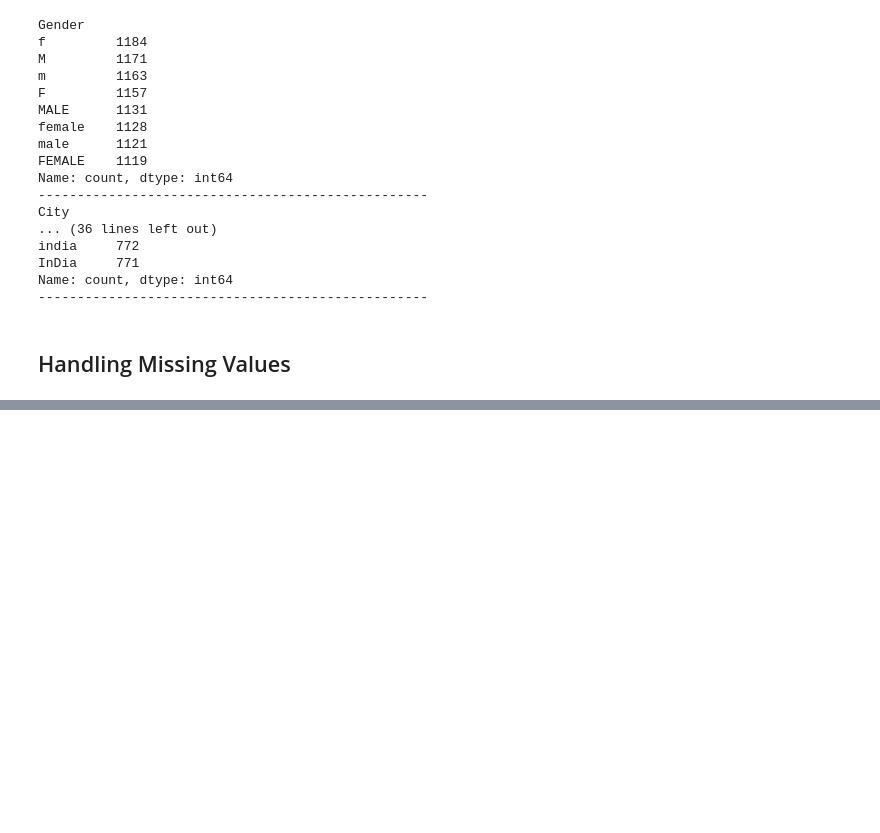
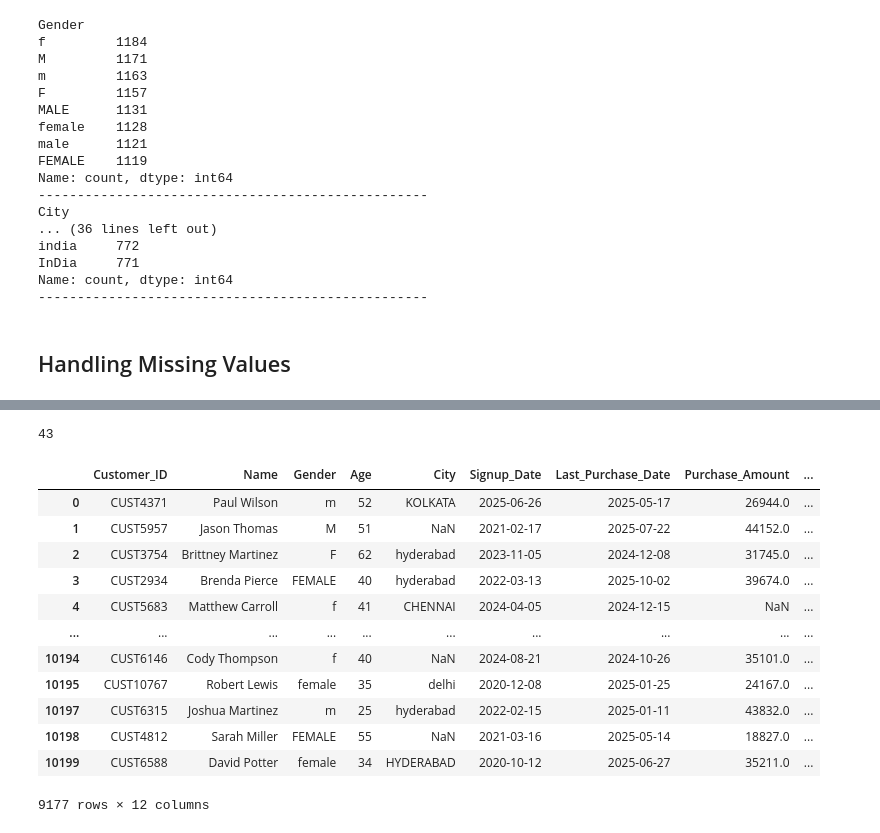
Before and after one commit to najeemp099/Machine-Learning-, a Jupyter notebook: data_cleaning.ipynb, the cells around one changed output, grey strips where cells are left out. Cells and saved outputs as stored; diff of their text form; code cells hidden in the pictures; blank space fills up the shorter version.

```diff
--- a/data_cleaning.ipynb
+++ b/data_cleaning.ipynb
@@ -125,10 +119,0 @@ Length: 109, dtype: str
-# %%
-import re
-def extract_age(age):
-    age_num = re.findall(r'\d+',str(age))
-    if len(age_num) > 0:
-        return age_num[0]
-    else :
-        return age
-
-df['Age'] = df['Age'].apply(lambda x : extract_age(x))
@@ -164,0 +136,11 @@ Name: Age, Length: 9120, dtype: str
+# %%
+import re
+
+def extract_age(age):
+    age_num = re.findall('[0-9]+',str(age))
+    if len(age_num) > 0 :
+        return age_num[0]
+    else:
+        return age
+
+df['Age'] = df['Age'].apply(lambda x : extract_age(x))
@@ -164,0 +162,23 @@ Name: Age, Length: 9120, dtype: str
+# %%
+df_age = df[df['Age'] != 'nan years']['Age']
+# %%
+age_median = int(df_age.dropna().astype(int).median())
+age_median
+# %% [output]
+43
+# %%
+df.replace('nan years',age_median,inplace=True)
+# %% [output]
+|  | Customer_ID | Name | Gender | Age | City | Signup_Date | Last_Purchase_Date | Purchase_Amount | ... |
+| 0 | CUST4371 | Paul Wilson | m | 52 | KOLKATA | 2025-06-26 | 2025-05-17 | 26944.0 | ... |
+| 1 | CUST5957 | Jason Thomas | M | 51 | NaN | 2021-02-17 | 2025-07-22 | 44152.0 | ... |
+| 2 | CUST3754 | Brittney Martinez | F | 62 | hyderabad | 2023-11-05 | 2024-12-08 | 31745.0 | ... |
+| 3 | CUST2934 | Brenda Pierce | FEMALE | 40 | hyderabad | 2022-03-13 | 2025-10-02 | 39674.0 | ... |
+| 4 | CUST5683 | Matthew Carroll | f | 41 | CHENNAI | 2024-04-05 | 2024-12-15 | NaN | ... |
+| ... | ... | ... | ... | ... | ... | ... | ... | ... | ... |
+| 10194 | CUST6146 | Cody Thompson | f | 40 | NaN | 2024-08-21 | 2024-10-26 | 35101.0 | ... |
+| 10195 | CUST10767 | Robert Lewis | female | 35 | delhi | 2020-12-08 | 2025-01-25 | 24167.0 | ... |
+| 10197 | CUST6315 | Joshua Martinez | m | 25 | hyderabad | 2022-02-15 | 2025-01-11 | 43832.0 | ... |
+| 10198 | CUST4812 | Sarah Miller | FEMALE | 55 | NaN | 2021-03-16 | 2025-05-14 | 18827.0 | ... |
+| 10199 | CUST6588 | David Potter | female | 34 | HYDERABAD | 2020-10-12 | 2025-06-27 | 35211.0 | ... |
+9177 rows × 12 columns
```
Also changed, not shown: parts of 17 cells of this notebook, 1 other file.
